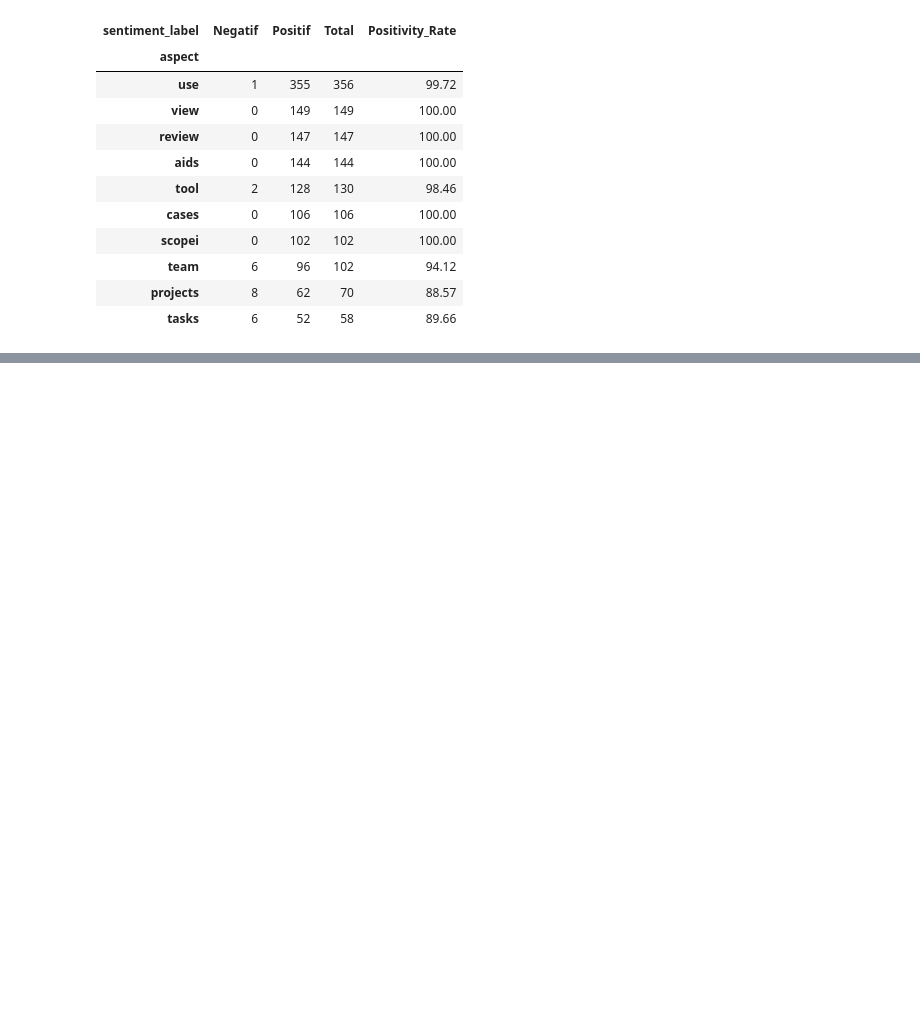
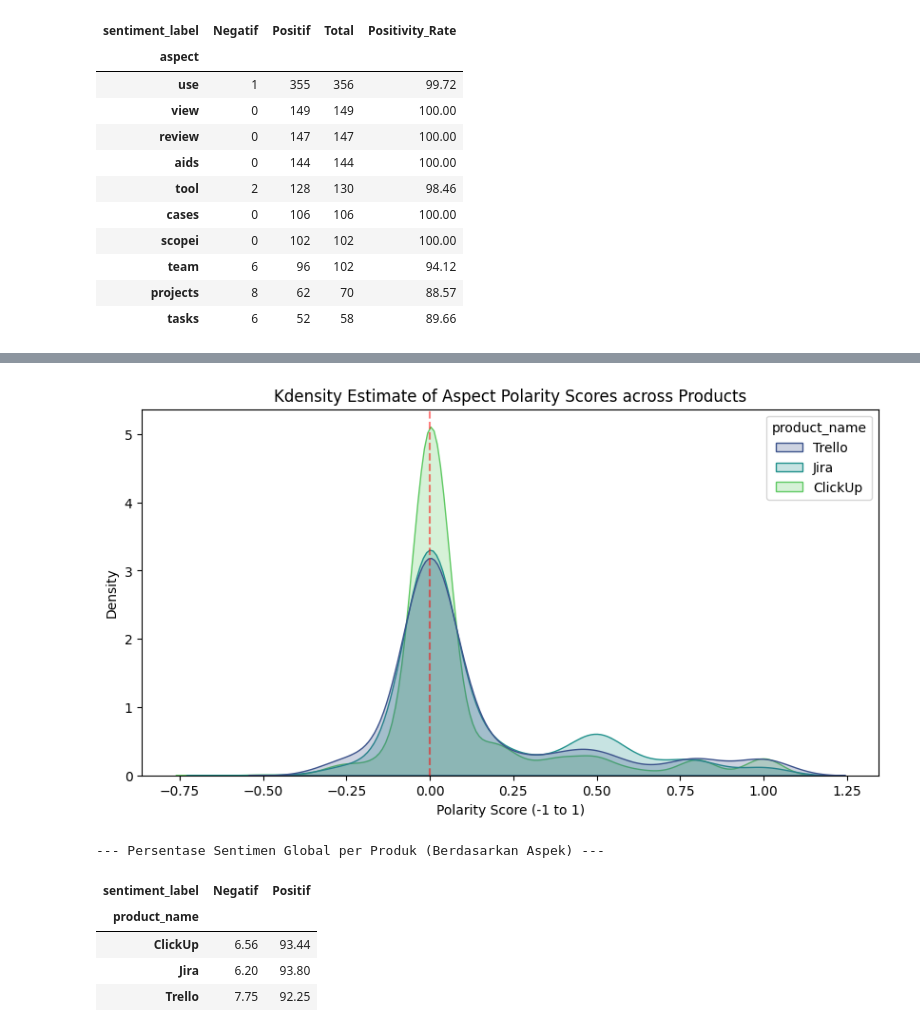
Before and after one commit to LatiefDataVisionary/pm-tools-absa-analysis, a Jupyter notebook: notebook/EDA_Clean_TrustRadius.ipynb, the cells around one changed output, grey strips where cells are left out. Cells and saved outputs as stored; diff of their text form; code cells hidden in the pictures; blank space fills up the shorter version.

```diff
--- a/notebook/EDA_Clean_TrustRadius.ipynb
+++ b/notebook/EDA_Clean_TrustRadius.ipynb
@@ -828,0 +878,21 @@ Ringkasan Sentimen Berbasis Aspek: clickup_df
+# %%
+plt.figure(figsize=(10, 5))
+sns.kdeplot(data=final_absa_df, x='polarity_score', hue='product_name', fill=True, common_norm=False, palette='viridis')
+plt.title('Kdensity Estimate of Aspect Polarity Scores across Products', fontsize=12)
+plt.axvline(0, color='red', linestyle='--', alpha=0.5)
+plt.xlabel('Polarity Score (-1 to 1)')
+plt.ylabel('Density')
+plt.show()
+
+# Statistik ringkasan final untuk pelaporan
+final_summary = final_absa_df.groupby('product_name')['sentiment_label'].value_counts(normalize=True).unstack() * 100
+print("--- Persentase Sentimen Global per Produk (Berdasarkan Aspek) ---")
+display(final_summary.round(2))
+# %% [output]
+[figure, added]
+--- Persentase Sentimen Global per Produk (Berdasarkan Aspek) ---
+| sentiment_label | Negatif | Positif |
+| product_name |  |  |
+| ClickUp | 6.56 | 93.44 |
+| Jira | 6.20 | 93.80 |
+| Trello | 7.75 | 92.25 |
```
Also changed, not shown: parts of 3 cells of this notebook.
